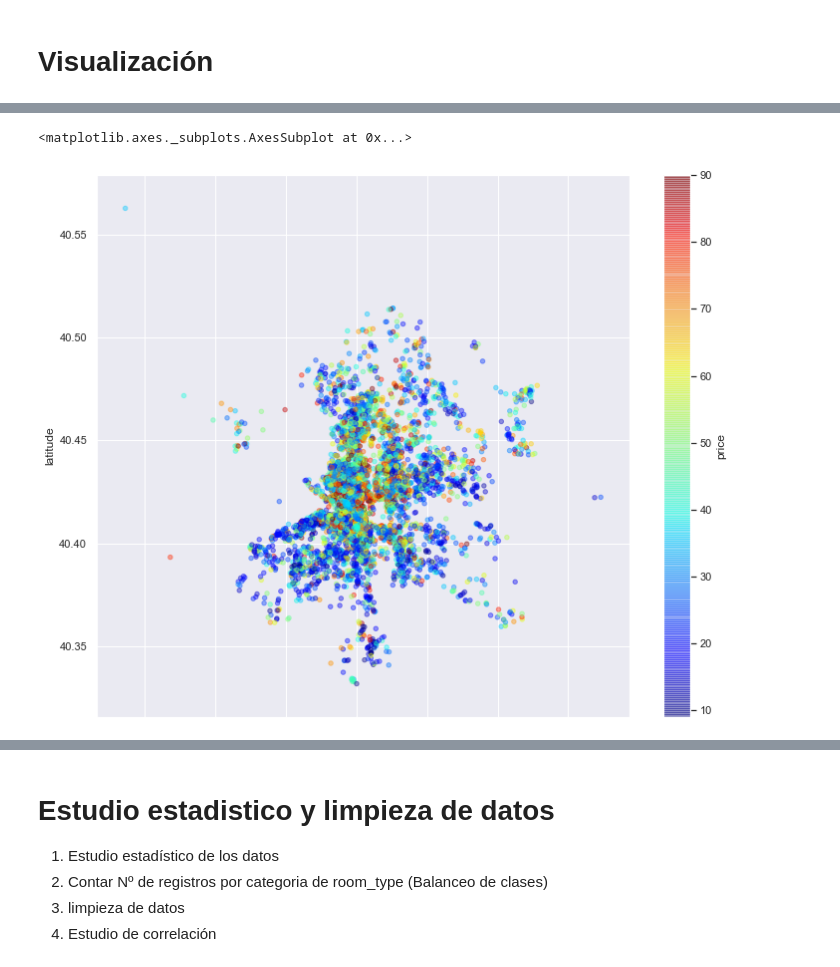
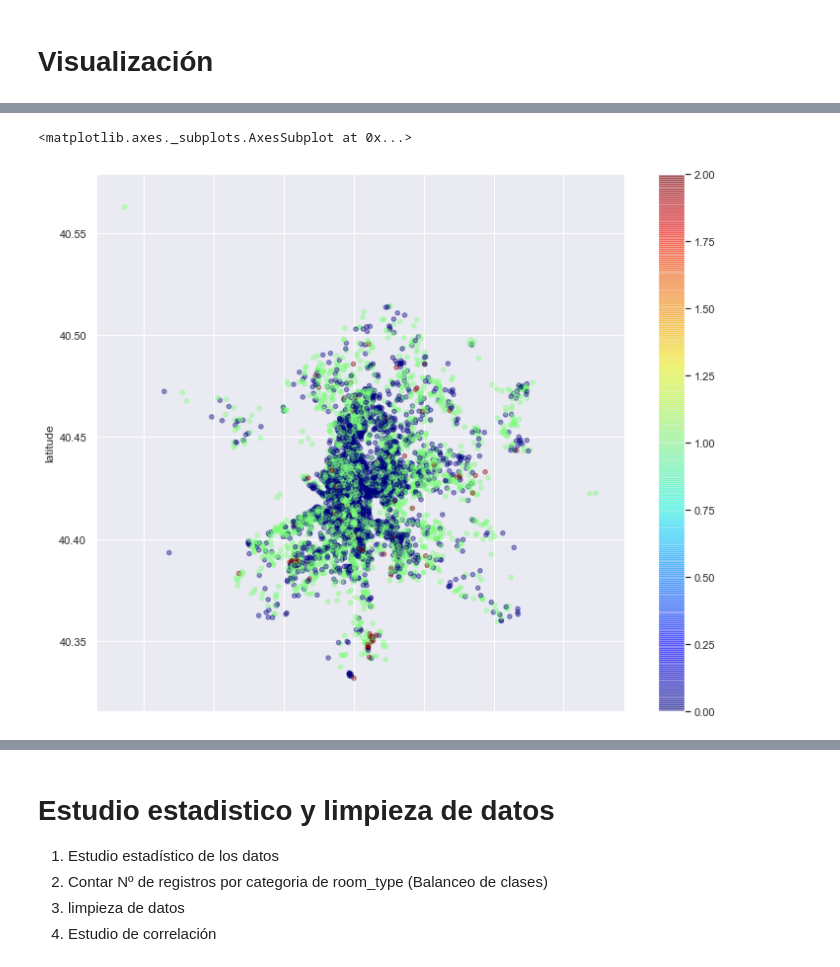
Before and after one commit to adzarei/uned-master-bigdata, a Jupyter notebook: AAI/TP1/InsideAirBnB.ipynb, the cells around one changed output, grey strips where cells are left out. Saved outputs shown, nothing was run; the diff lists cells and outputs as text; code cells hidden in the pictures.

Commit message:
InsideAirBnB.ipynb continued. Data studied grouped by room_type. Data outliers cleaned. fruit example added.

```diff
--- a/AAI/TP1/InsideAirBnB.ipynb
+++ b/AAI/TP1/InsideAirBnB.ipynb
@@ -75,0 +110,2 @@ price_lower_90.describe()
+# %%
+num_airbnb = airbnb.drop(columns=["neighbourhood_group","neighbourhood","room_type"], axis=1, inplace=False)
@@ -75,0 +225,7 @@ price_lower_90.describe()
+# %%
+from sklearn.preprocessing import OrdinalEncoder
+
+ordinal_encoder = OrdinalEncoder()
+ordinal_y_train = ordinal_encoder.fit_transform(airbnb[["room_type"]])
+ordinal_y_train_df = pd.DataFrame(ordinal_y_train)
+ordinal_y_train_df
@@ -76,7 +257,7 @@ price_lower_90.describe()
 # %%
-price_lower_90.plot(kind="scatter", x="longitude", y="latitude", alpha=0.4, figsize=(12,10),
-             c="price", cmap=plt.get_cmap("jet"), colorbar=True
+num_airbnb.plot(kind="scatter", x="longitude", y="latitude", alpha=0.4, figsize=(12,10),
+             c=ordinal_y_train_df[0], cmap=plt.get_cmap("jet"), colorbar=True
             )
 # %% [output]
 <matplotlib.axes._subplots.AxesSubplot at 0x...>
-[figure, old version]
+[figure, new version]
```
Also changed, not shown: parts of 75 cells of this notebook, 3 other files.
